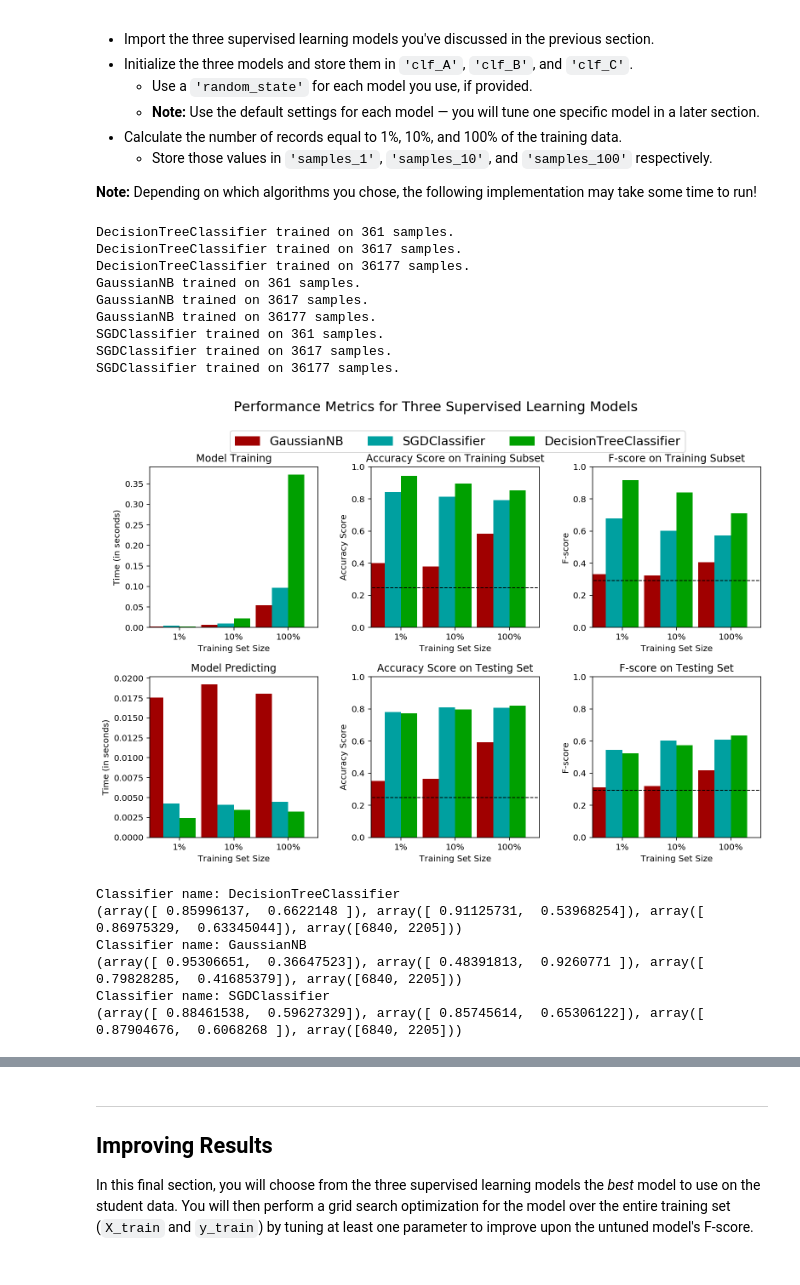
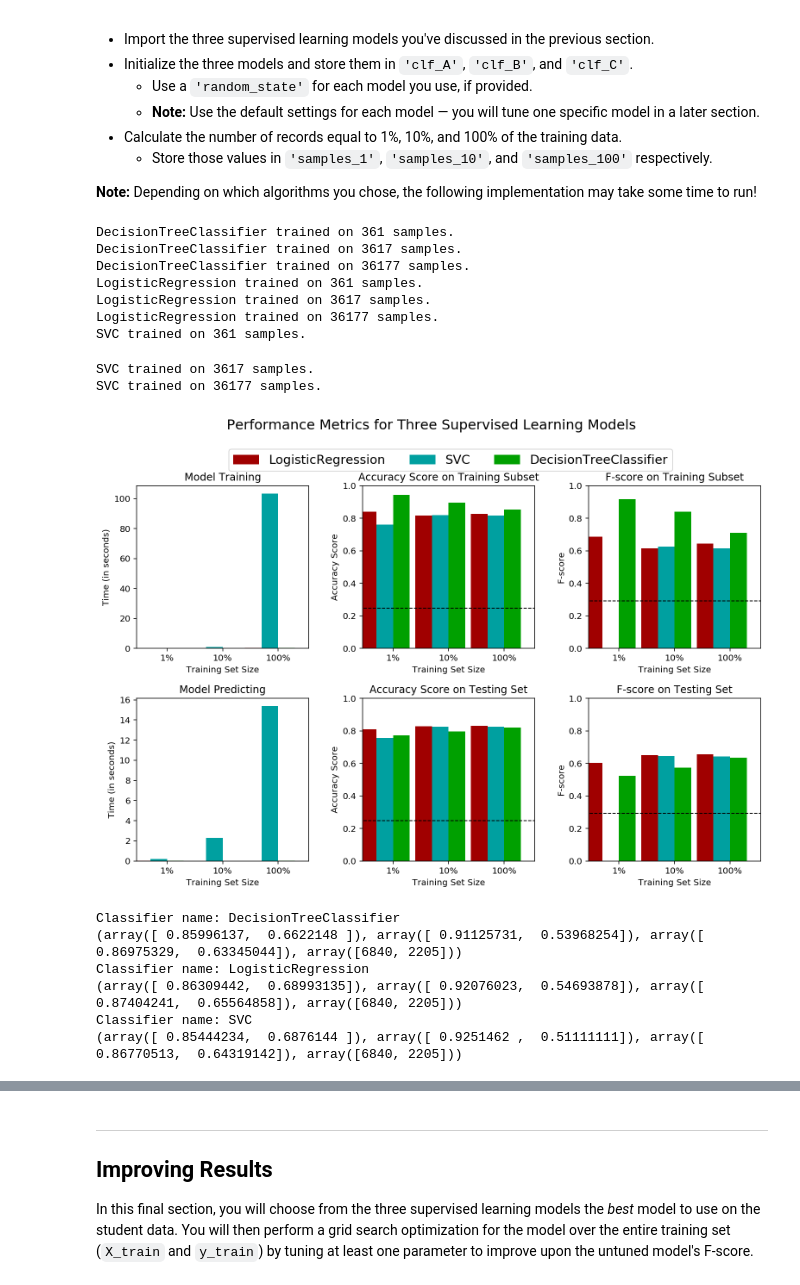
Before and after one commit to numanyilmaz/finding_donors, a Jupyter notebook: finding_donors.ipynb, the cells around one changed output, grey strips where cells are left out. Saved outputs shown, nothing was run; the diff lists cells and outputs as text; code cells hidden in the pictures.

```diff
--- a/finding_donors.ipynb
+++ b/finding_donors.ipynb
@@ -481,44 +479,44 @@ In the code cell, you will need to implement the following:
 # %%
 # TODO: Import the three supervised learning models from sklearn
 from sklearn.tree import DecisionTreeClassifier
-from sklearn.naive_bayes import GaussianNB
-from sklearn.linear_model import SGDClassifier
+from sklearn.linear_model import LogisticRegression
+from sklearn.svm import SVC
 
 # TODO: Initialize the three models
 clf_A = DecisionTreeClassifier(random_state=0)
-clf_B = GaussianNB()
-clf_C = SGDClassifier(random_state=0)
+clf_B = LogisticRegression(random_state=0)
+clf_C = SVC(random_state=0)
 
 # TODO: Calculate the number of samples for 1%, 10%, and 100% of the training data
 # HINT: samples_100 is the entire training set i.e. len(y_train)
 # HINT: samples_10 is 10% of samples_100
 # HINT: samples_1 is 1% of samples_100
 samples_100 = int(len(y_train))
 samples_10 = samples_100 // 10
 samples_1 = samples_100 // 100
 
 # Collect results on the learners
 results = {}
 for clf in [clf_A, clf_B, clf_C]:
     clf_name = clf.__class__.__name__
     results[clf_name] = {}
     for i, samples in enumerate([samples_1, samples_10, samples_100]):
         results[clf_name][i] = \
         train_predict(clf, samples, X_train, y_train, X_test, y_test)
 
 # Run metrics visualization for the three supervised learning models chosen
 vs.evaluate(results, accuracy, fscore)
 # %% [output]
 DecisionTreeClassifier trained on 361 samples.
 DecisionTreeClassifier trained on 3617 samples.
 DecisionTreeClassifier trained on 36177 samples.
-GaussianNB trained on 361 samples.
-GaussianNB trained on 3617 samples.
-GaussianNB trained on 36177 samples.
-SGDClassifier trained on 361 samples.
-SGDClassifier trained on 3617 samples.
-SGDClassifier trained on 36177 samples.
+LogisticRegression trained on 361 samples.
+LogisticRegression trained on 3617 samples.
+LogisticRegression trained on 36177 samples.
+SVC trained on 361 samples.
+SVC trained on 3617 samples.
+SVC trained on 36177 samples.
-[figure, old version]
+[figure, new version]
 # %%
 # numerical values of performance metrics
 # first array is precision
@@ -535,7 +533,7 @@ for clf in [clf_A, clf_B, clf_C ]:
 # %% [output]
 Classifier name: DecisionTreeClassifier
 (array([ 0.85996137,  0.6622148 ]), array([ 0.91125731,  0.53968254]), array([ 0.86975329,  0.63345044]), array([6840, 2205]))
-Classifier name: GaussianNB
-(array([ 0.95306651,  0.36647523]), array([ 0.48391813,  0.9260771 ]), array([ 0.79828285,  0.41685379]), array([6840, 2205]))
-Classifier name: SGDClassifier
-(array([ 0.88461538,  0.59627329]), array([ 0.85745614,  0.65306122]), array([ 0.87904676,  0.6068268 ]), array([6840, 2205]))
+Classifier name: LogisticRegression
+(array([ 0.86309442,  0.68993135]), array([ 0.92076023,  0.54693878]), array([ 0.87404241,  0.65564858]), array([6840, 2205]))
+Classifier name: SVC
+(array([ 0.85444234,  0.6876144 ]), array([ 0.9251462 ,  0.51111111]), array([ 0.86770513,  0.64319142]), array([6840, 2205]))
```
Also changed, not shown: parts of 16 cells of this notebook.
